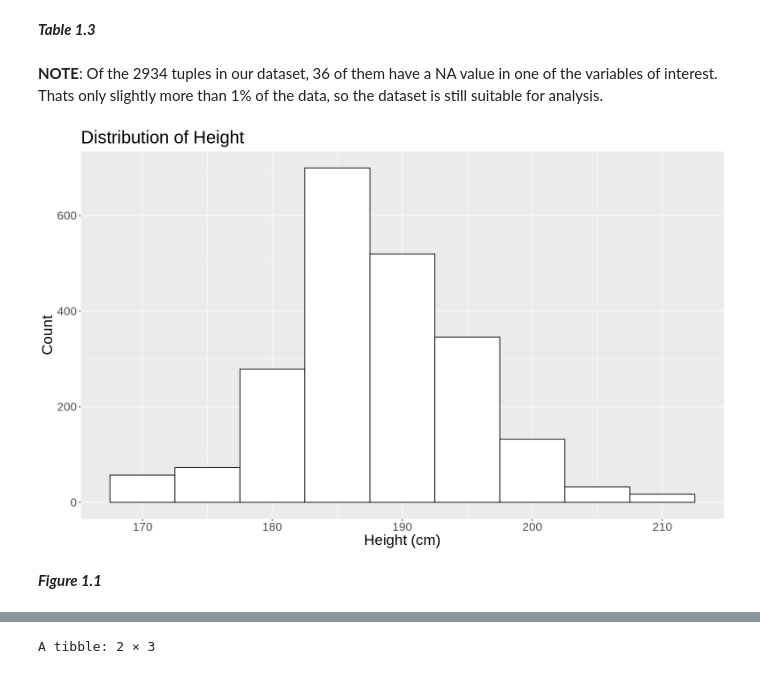
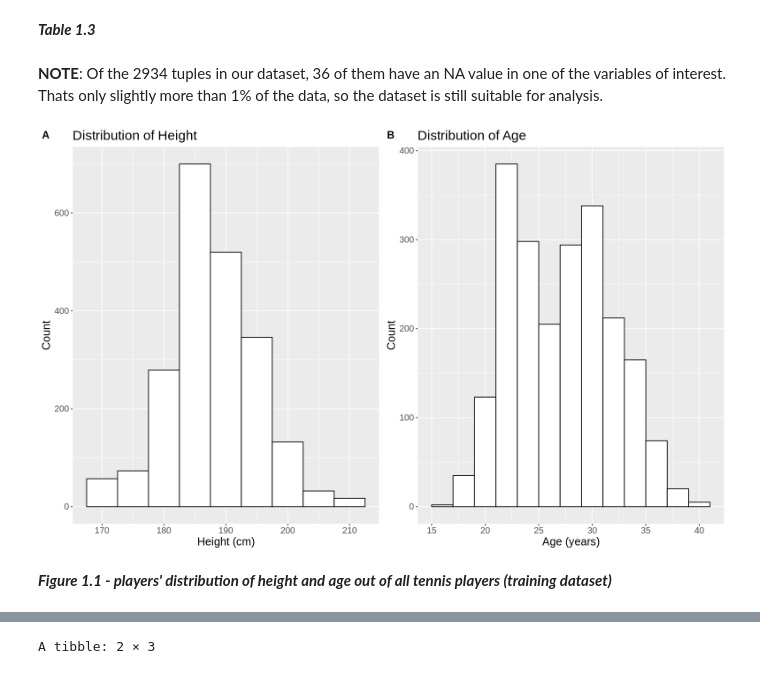
Before and after one commit to bearmohawk/DSCI-100-2022_autumn-Group-37, a Jupyter notebook: Project report Group 37-Copy1.ipynb, the cells around one changed output, grey strips where cells are left out. Drawn from its saved outputs; the diff is of its cells as text; code cells hidden in the pictures.

```diff
--- a/Project report Group 37-Copy1.ipynb
+++ b/Project report Group 37-Copy1.ipynb
@@ -118,7 +122,7 @@ match_train <- filter(match_train, !is.na(ht))
 match_test <- filter(match_test, !is.na(ht))
 # %% [markdown]
 **NOTE**:
-Of the 2934 tuples in our dataset, 36 of them have a NA value in one of the variables of interest. Thats only slightly more than 1% of the data, so the dataset is still suitable for analysis.
+Of the 2934 tuples in our dataset, 36 of them have an NA value in one of the variables of interest. Thats only slightly more than 1% of the data, so the dataset is still suitable for analysis.
 # %%
 #Histograms of the height and age variable distributions ONLY USING TRAINING DATA
 options(repr.plot.width = 13, repr.plot.height =8)
@@ -126,17 +130,17 @@ prelim_hist_height <- ggplot(data = match_train, aes(x = ht))+
                 geom_histogram(binwidth = 5, color = "black", fill = "white")+
                 labs(x = "Height (cm)", y = "Count")+
                 ggtitle("Distribution of Height")+
-                theme(text = element_text(size = 20))
+                theme(text = element_text(size = 15))
 
 prelim_hist_age <- ggplot(data = match_train, aes(x = age))+
                 geom_histogram(binwidth = 2, color = "black", fill = "white")+
                 labs(x = "Age (years)", y = "Count")+
                 ggtitle("Distribution of Age")+
-                theme(text = element_text(size = 20))
+                theme(text = element_text(size = 15))
 # %%
-# Figure1.1 To look at the distribution of height
-prelim_hist_height
+# Figure1.1 To look at the distribution of height and age of all the tennis players
+plot_grid(prelim_hist_height, prelim_hist_age, labels = "AUTO")
 # %% [output]
-[figure, old version]
+[figure, new version]
 # %% [markdown]
-_**Figure 1.1**_
+_**Figure 1.1 - players' distribution of height and age out of all tennis players (training dataset)**_
```
Also changed, not shown: parts of 33 cells of this notebook.
